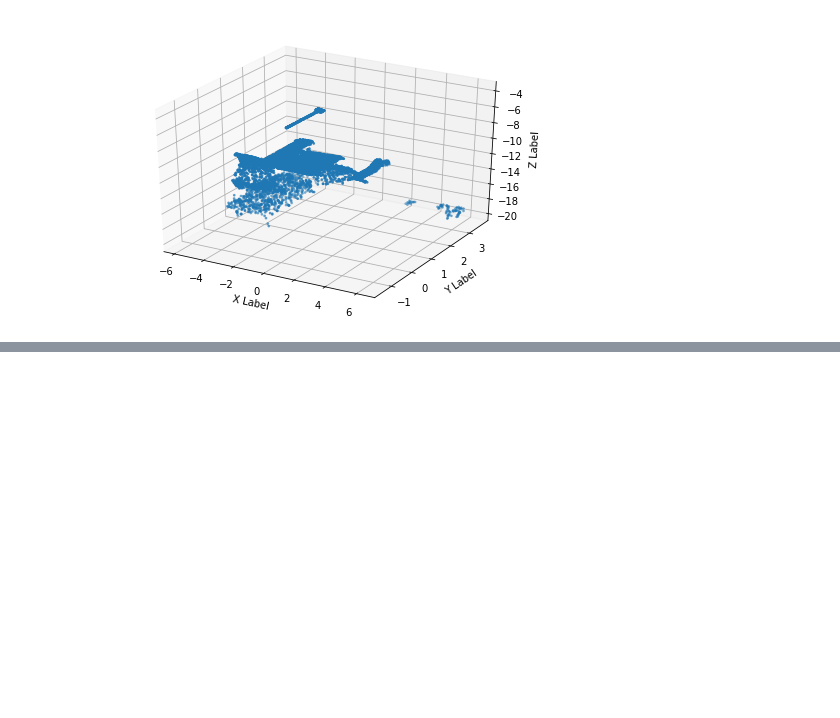
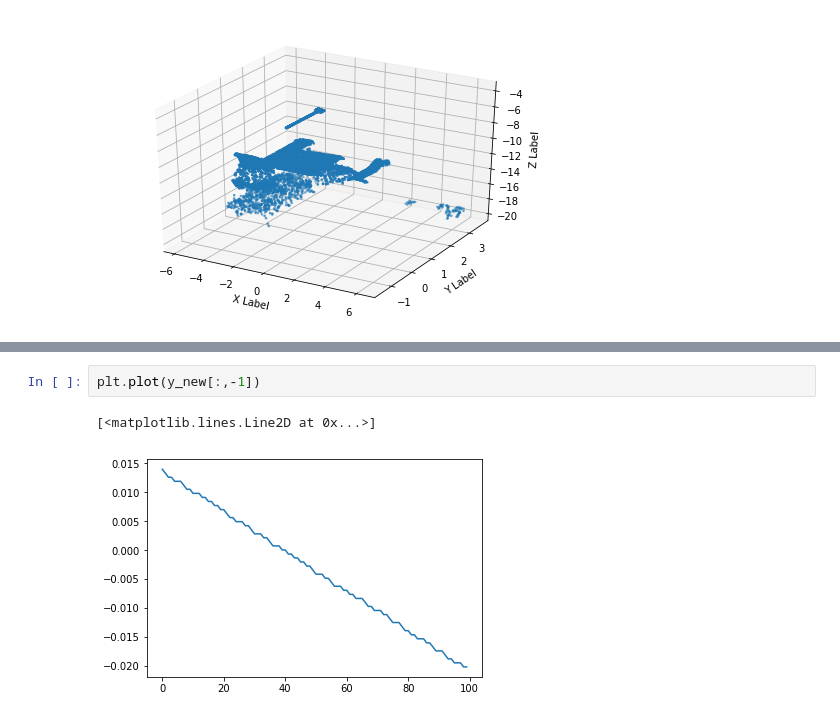
Before and after one commit to leelabcnbc/leelab-toolbox, a Jupyter notebook: examples/stereo_utexas.ipynb, the cells around one changed output, grey strips where cells are left out. Saved outputs shown, nothing was run; the diff lists cells and outputs as text; blank space fills up the shorter version.

```diff
--- a/examples/stereo_utexas.ipynb
+++ b/examples/stereo_utexas.ipynb
@@ -96,0 +122,5 @@ plt.show()
+# %%
+plt.plot(y_new[:,-1])
+# %% [output]
+[<matplotlib.lines.Line2D at 0x...>]
+[figure, added]
```
Also changed, not shown: parts of 8 cells of this notebook.
